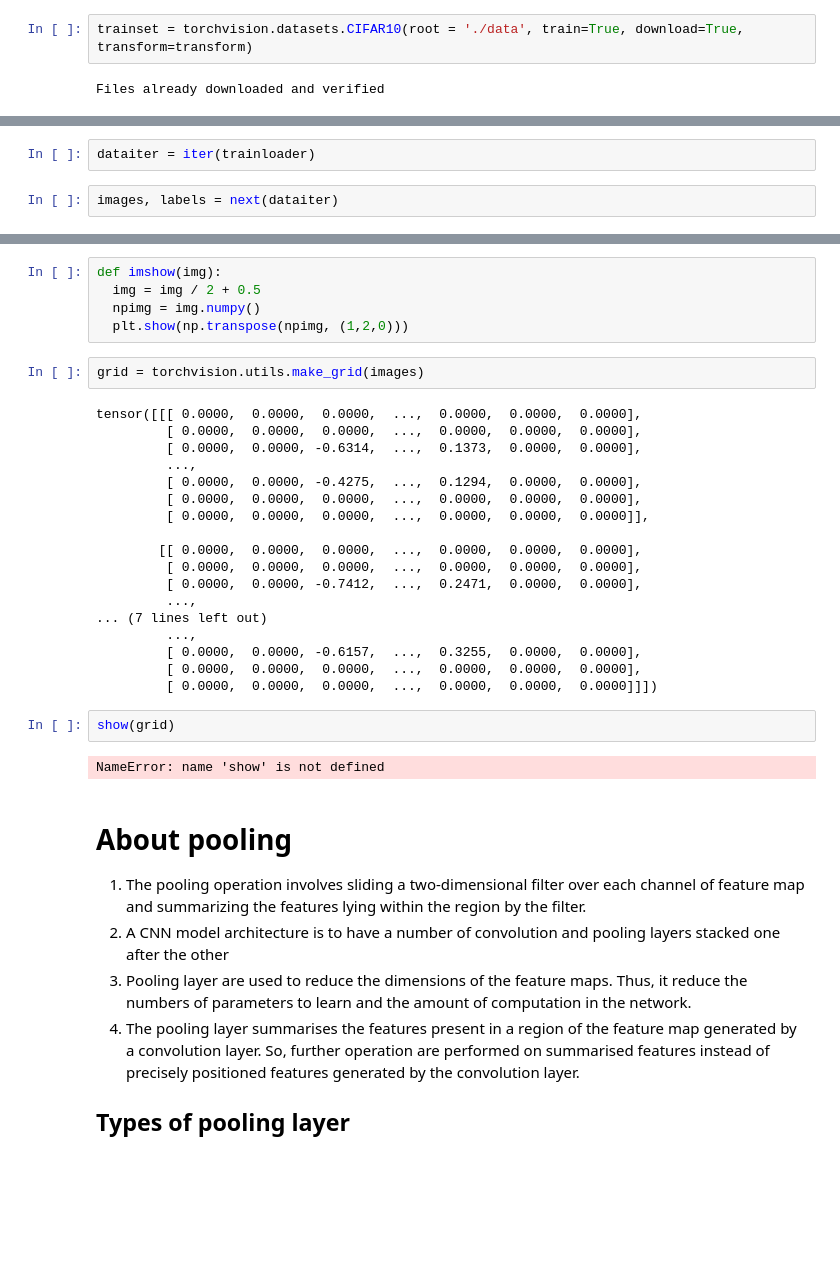
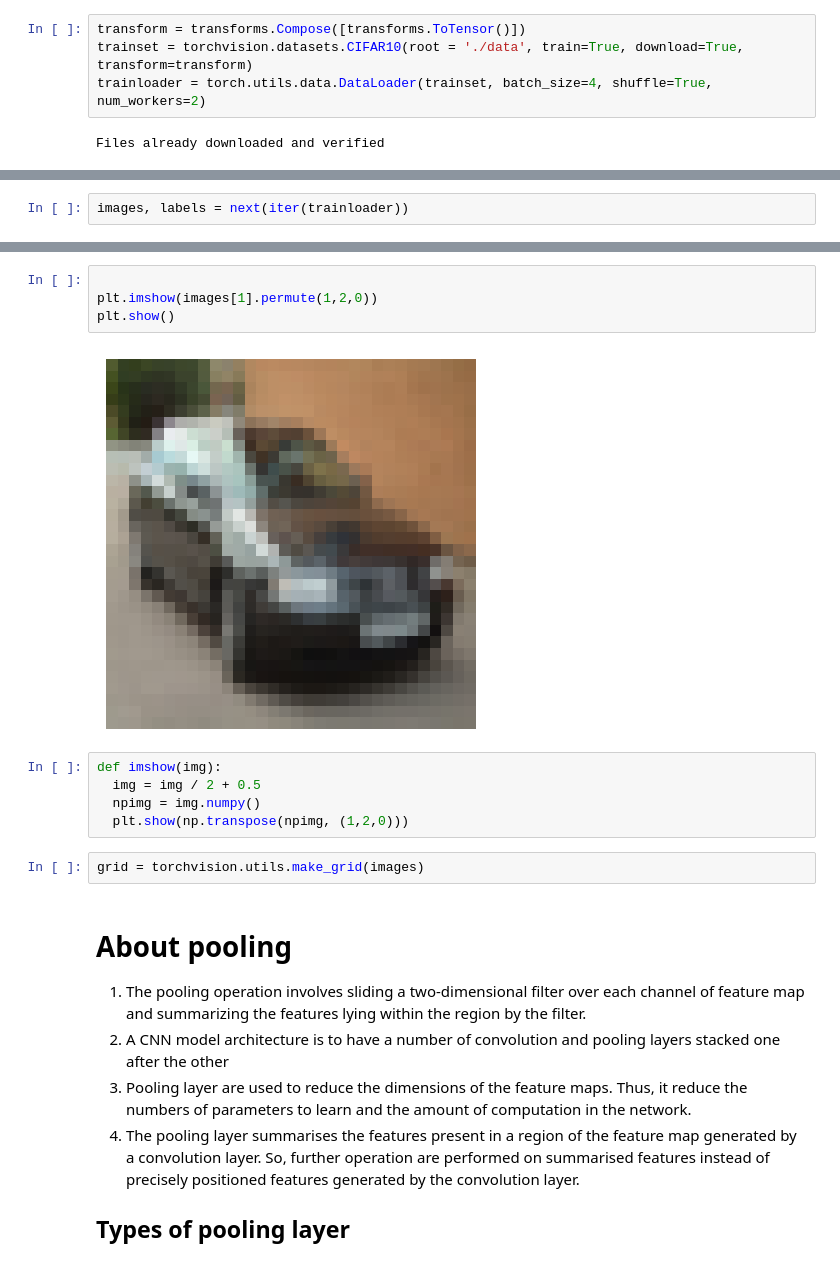
Before and after one commit to macorony/NeuralNetwork, a Jupyter notebook: pytorch.ipynb, the cells around one changed output, grey strips where cells are left out. Drawn from its saved outputs; the diff is of its cells as text; blank space fills up the shorter version.

```diff
--- a/pytorch.ipynb
+++ b/pytorch.ipynb
@@ -197,4 +195,6 @@ transform = transforms.Compose([transforms.ToTensor(),
 # %%
+transform = transforms.Compose([transforms.ToTensor()])
 trainset = torchvision.datasets.CIFAR10(root = './data', train=True, download=True, transform=transform)
+trainloader = torch.utils.data.DataLoader(trainset, batch_size=4, shuffle=True, num_workers=2)
 # %% [output]
 Files already downloaded and verified
@@ -203,4 +201,2 @@ trainloader = torch.utils.data.DataLoader(trainset, batch_size=4, shuffle=True,
 # %%
-dataiter = iter(trainloader)
+images, labels = next(iter(trainloader))
-# %%
-images, labels = next(dataiter)
@@ -210,3 +213,9 @@ tensor([3, 0, 9, 5])
+# %%
+
+plt.imshow(images[1].permute(1,2,0))
+plt.show()
+# %% [output]
+[figure, added]
 # %%
 def imshow(img):
   img = img / 2 + 0.5
@@ -214,28 +223,6 @@ def imshow(img):
   plt.show(np.transpose(npimg, (1,2,0)))
 # %%
 grid = torchvision.utils.make_grid(images)
-# %% [output]
-tensor([[[ 0.0000,  0.0000,  0.0000,  ...,  0.0000,  0.0000,  0.0000],
-         [ 0.0000,  0.0000,  0.0000,  ...,  0.0000,  0.0000,  0.0000],
-         [ 0.0000,  0.0000, -0.6314,  ...,  0.1373,  0.0000,  0.0000],
-         ...,
-         [ 0.0000,  0.0000, -0.4275,  ...,  0.1294,  0.0000,  0.0000],
-         [ 0.0000,  0.0000,  0.0000,  ...,  0.0000,  0.0000,  0.0000],
-         [ 0.0000,  0.0000,  0.0000,  ...,  0.0000,  0.0000,  0.0000]],
-
-        [[ 0.0000,  0.0000,  0.0000,  ...,  0.0000,  0.0000,  0.0000],
-         [ 0.0000,  0.0000,  0.0000,  ...,  0.0000,  0.0000,  0.0000],
-         [ 0.0000,  0.0000, -0.7412,  ...,  0.2471,  0.0000,  0.0000],
-         ...,
-... (7 lines left out)
-         ...,
-         [ 0.0000,  0.0000, -0.6157,  ...,  0.3255,  0.0000,  0.0000],
-         [ 0.0000,  0.0000,  0.0000,  ...,  0.0000,  0.0000,  0.0000],
-         [ 0.0000,  0.0000,  0.0000,  ...,  0.0000,  0.0000,  0.0000]]])
-# %%
-show(grid)
-# %% [output]
-NameError: name 'show' is not defined
 # %% [markdown]
 # About pooling
 1. The pooling operation involves sliding a two-dimensional filter over each channel of feature map and summarizing the features lying within the region by the filter.
```
Also changed, not shown: parts of 21 cells of this notebook.
